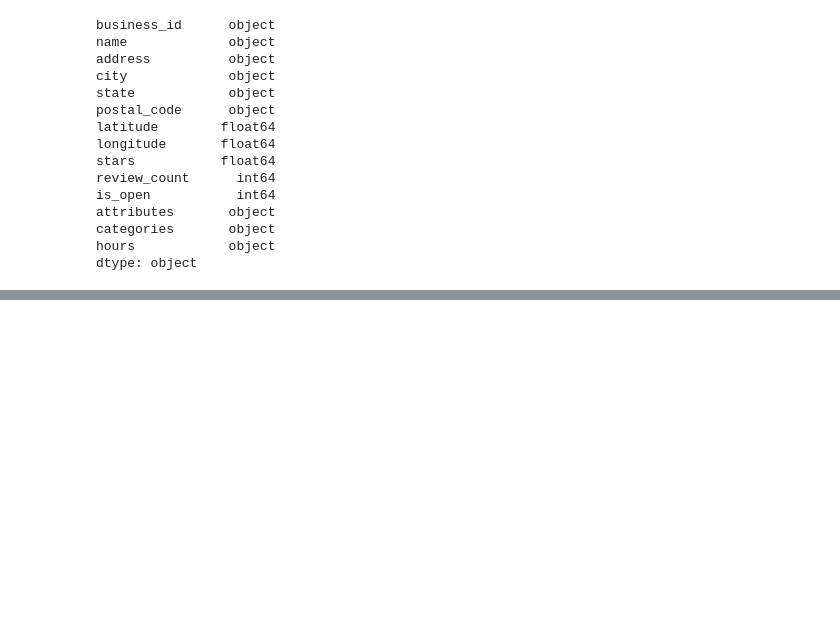
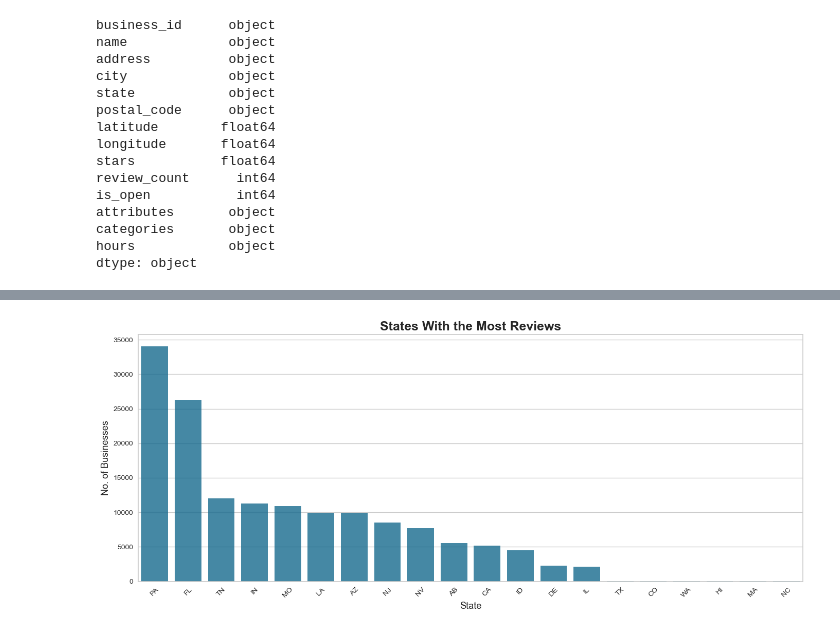
Before and after one commit to junaidazhar42/YelpSphere-Geo-Based-Cluster-Analysis, a Jupyter notebook: main.ipynb, the cells around one changed output, grey strips where cells are left out. Saved outputs shown, nothing was run; the diff lists cells and outputs as text; code cells hidden in the pictures; blank space fills up the shorter version.

```diff
--- a/main.ipynb
+++ b/main.ipynb
@@ -69,0 +234,17 @@ dtype: object
+# %%
+# Top States/States with the most reviews
+
+x = df['state'].value_counts()
+x = x.sort_values(ascending = False)
+x = x.iloc[0:20]
+plt.figure(figsize = (14, 6))
+sns.barplot(x = x.index, y = x.values, alpha = 0.8)
+plt.title("States With the Most Reviews", fontweight = 'bold', fontsize = 18)
+locs, labels = plt.xticks()
+plt.setp(labels, rotation=45)
+plt.xlabel("State", fontsize = 13)
+plt.ylabel("No. of Businesses", fontsize = 13)
+plt.tight_layout()
+plt.show()
+# %% [output]
+[figure, added]
```
Also changed, not shown: parts of 27 cells of this notebook.
